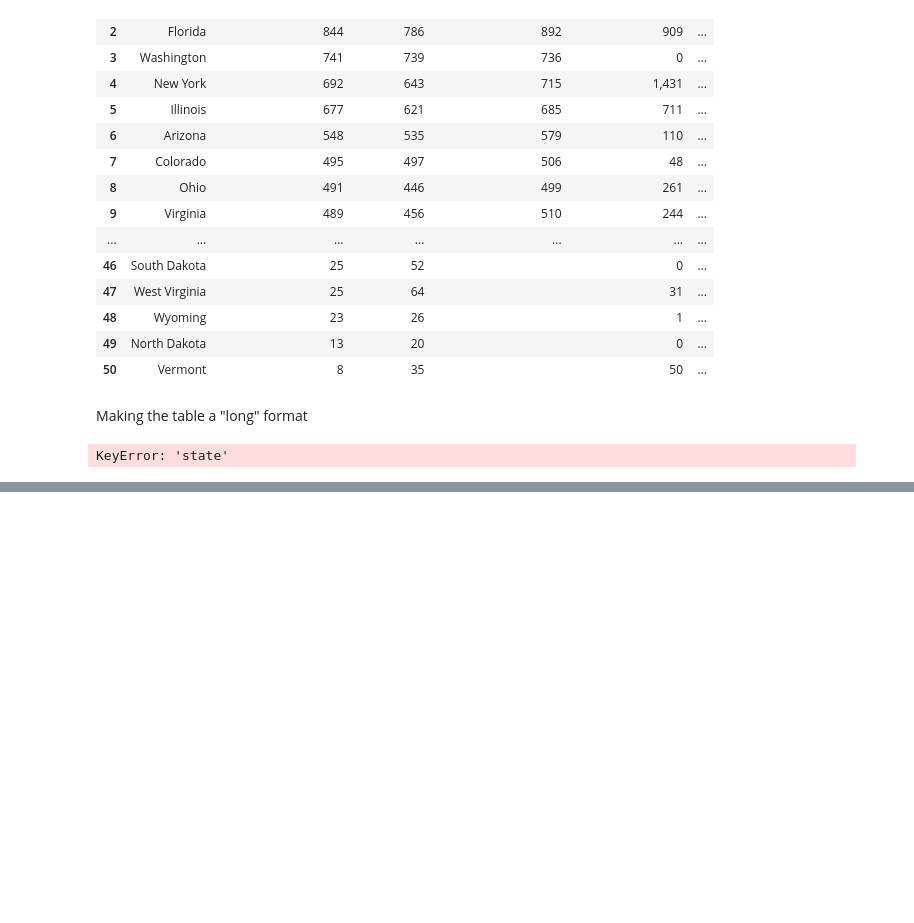
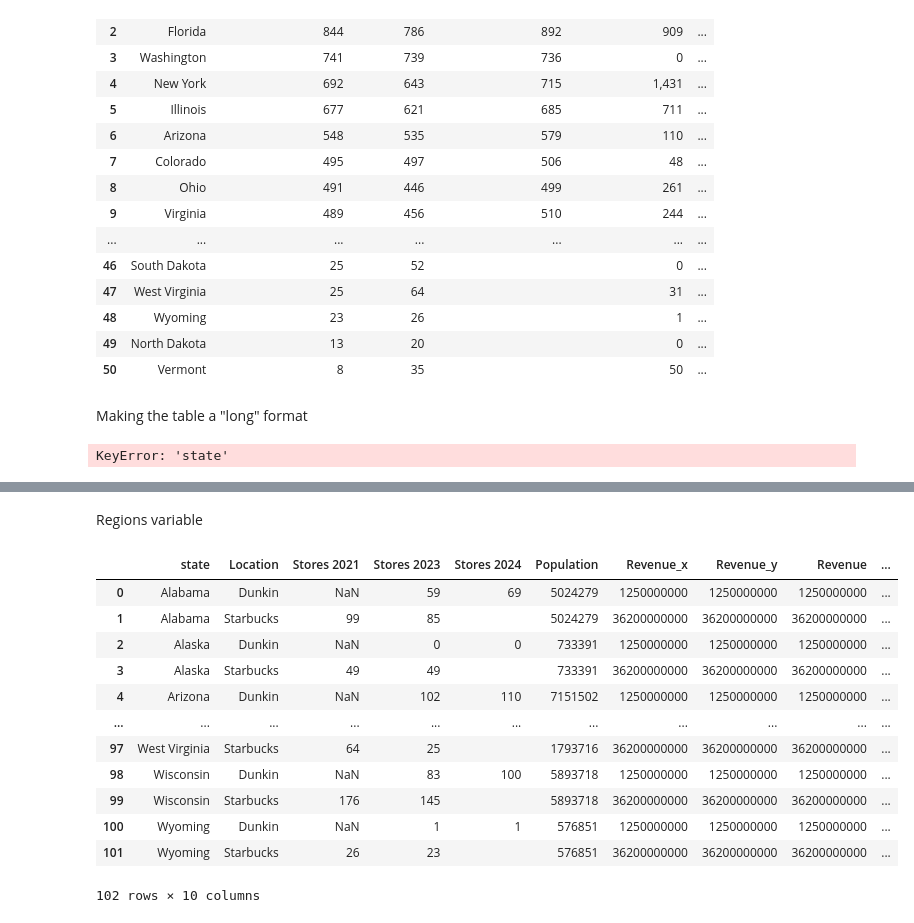
Before and after one commit to davisbove/GSB_544, a Jupyter notebook: Lab 4/Lab_4.ipynb, the cells around one changed output, grey strips where cells are left out. Cells and saved outputs as stored; diff of their text form; code cells hidden in the pictures; blank space fills up the shorter version.

```diff
--- a/Lab 4/Lab_4.ipynb
+++ b/Lab 4/Lab_4.ipynb
@@ -286,0 +292,4 @@ bigger_table
+# %%
+revenues = pd.DataFrame({"Location": ["Starbucks", "Dunkin"], "Revenue" : [36200000000, 1250000000]})
+bigger_table = bigger_table.merge(revenues, on = "Location")
+bigger_table
@@ -286,0 +310,44 @@ bigger_table
+# %% [markdown]
+Regions variable
+# %%
+state_to_region = {
+    # Northeast
+    'Maine': 'Northeast', 'New Hampshire': 'Northeast', 'Vermont': 'Northeast',
+    'Massachusetts': 'Northeast', 'Rhode Island': 'Northeast', 'Connecticut': 'Northeast',
+    'New York': 'Northeast', 'New Jersey': 'Northeast', 'Pennsylvania': 'Northeast',
+
+    # Midwest
+    'Ohio': 'Midwest', 'Indiana': 'Midwest', 'Illinois': 'Midwest', 'Michigan': 'Midwest',
+    'Wisconsin': 'Midwest', 'Minnesota': 'Midwest', 'Iowa': 'Midwest', 'Missouri': 'Midwest',
+    'North Dakota': 'Midwest', 'South Dakota': 'Midwest', 'Nebraska': 'Midwest', 'Kansas': 'Midwest',
+
+    # South
+    'Delaware': 'South', 'Maryland': 'South', 'District of Columbia': 'South',
+    'Virginia': 'South', 'West Virginia': 'South', 'North Carolina': 'South',
+    'South Carolina': 'South', 'Georgia': 'South', 'Florida': 'South', 'Kentucky': 'South',
+    'Tennessee': 'South', 'Mississippi': 'South', 'Alabama': 'South', 'Oklahoma': 'South',
+    'Texas': 'South', 'Arkansas': 'South', 'Louisiana': 'South',
+
+    # West
+    'Idaho': 'West', 'Montana': 'West', 'Wyoming': 'West', 'Nevada': 'West',
+    'Utah': 'West', 'Colorado': 'West', 'Arizona': 'West', 'New Mexico': 'West',
+    'Alaska': 'West', 'Washington': 'West', 'Oregon': 'West', 'California': 'West', 'Hawaii': 'West'
+}
+#Dictionary coded by chat GPT because I did not want to type that much and worried about making a mistake as well
+# %%
+bigger_table['Region'] = bigger_table['state'].map(state_to_region)
+bigger_table = bigger_table
+# %% [output]
+|  | state | Location | Stores 2021 | Stores 2023 | Stores 2024 | Population | Revenue_x | Revenue_y | Revenue | ... |
+| 0 | Alabama | Dunkin | NaN | 59 | 69 | 5024279 | 1250000000 | 1250000000 | 1250000000 | ... |
+| 1 | Alabama | Starbucks | 99 | 85 |  | 5024279 | 36200000000 | 36200000000 | 36200000000 | ... |
+| 2 | Alaska | Dunkin | NaN | 0 | 0 | 733391 | 1250000000 | 1250000000 | 1250000000 | ... |
+| 3 | Alaska | Starbucks | 49 | 49 |  | 733391 | 36200000000 | 36200000000 | 36200000000 | ... |
+| 4 | Arizona | Dunkin | NaN | 102 | 110 | 7151502 | 1250000000 | 1250000000 | 1250000000 | ... |
+| ... | ... | ... | ... | ... | ... | ... | ... | ... | ... | ... |
+| 97 | West Virginia | Starbucks | 64 | 25 |  | 1793716 | 36200000000 | 36200000000 | 36200000000 | ... |
+| 98 | Wisconsin | Dunkin | NaN | 83 | 100 | 5893718 | 1250000000 | 1250000000 | 1250000000 | ... |
+| 99 | Wisconsin | Starbucks | 176 | 145 |  | 5893718 | 36200000000 | 36200000000 | 36200000000 | ... |
+| 100 | Wyoming | Dunkin | NaN | 1 | 1 | 576851 | 1250000000 | 1250000000 | 1250000000 | ... |
+| 101 | Wyoming | Starbucks | 26 | 23 |  | 576851 | 36200000000 | 36200000000 | 36200000000 | ... |
+102 rows × 10 columns
```
Also changed, not shown: parts of 3 cells of this notebook.
